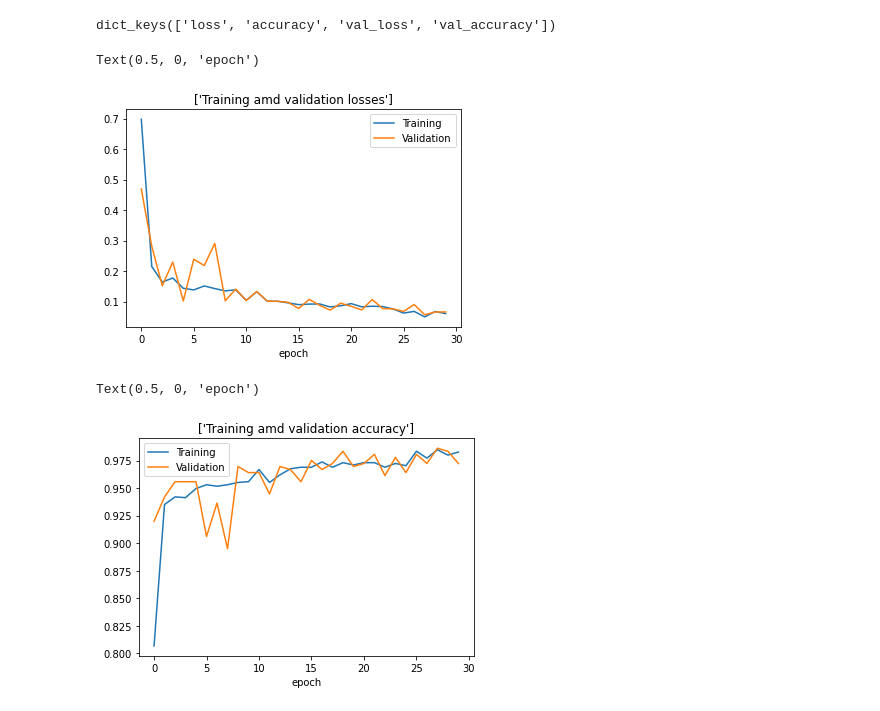
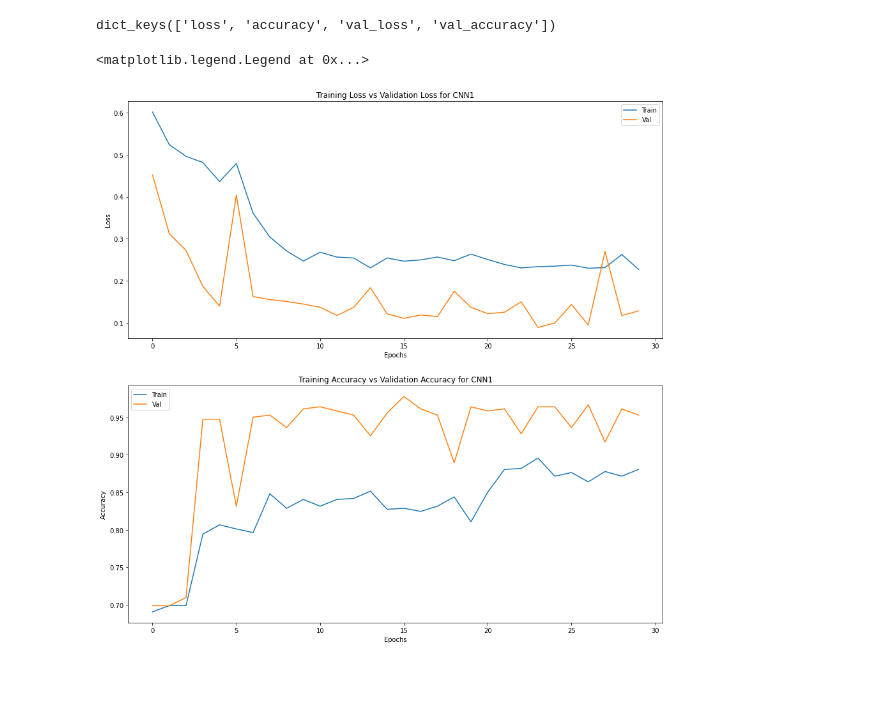
Before and after one commit to Gabriele90/ML-for-chemoinformatics, a Jupyter notebook: Covid19_detection_using_X_ray_images.ipynb, the cells around one changed output. Saved outputs shown, nothing was run; the diff lists cells and outputs as text; code cells hidden in the pictures; blank space fills up the shorter version.

```diff
--- a/Covid19_detection_using_X_ray_images.ipynb
+++ b/Covid19_detection_using_X_ray_images.ipynb
@@ -199,9 +314,9 @@ _________________________________________________________________
 # %%
-#compile the model
-model.compile(Adam(lr=0.001),loss='binary_crossentropy',metrics=['accuracy'])
+#compile the CNN1 model
+model_1.compile(Adam(lr=0.001),loss='binary_crossentropy',metrics=['accuracy'])
 # %%
-#train the model
-history=model.fit(train_generator,
+#train the CNN1 model
+history_1 = model_1.fit(train_generator,
                   epochs=30,
                   validation_data=validation_generator)
 # %% [output]
@@ -230,22 +397,19 @@ history.history.keys()
 # %% [output]
 dict_keys(['loss', 'accuracy', 'val_loss', 'val_accuracy'])
-# %%
-#plot graph between training and validation loss
-plt.plot(history.history['loss'])
-plt.plot(history.history['val_loss'])
-plt.legend(['Training','Validation'])
-plt.title(['Training amd validation losses'])
-plt.xlabel('epoch')
-# %% [output]
-Text(0.5, 0, 'epoch')
-[figure, removed]
-# %%
-#plot graph between training and validation accuarcy
-plt.plot(history.history['accuracy'])
-plt.plot(history.history['val_accuracy'])
-plt.legend(['Training','Validation'])
-plt.title(['Training amd validation accuracy'])
-plt.xlabel('epoch')
-# %% [output]
-Text(0.5, 0, 'epoch')
-[figure, removed]
+# %%
+fig, axs = plt.subplots(2, 1, figsize=(10,10))
+axs[0].plot(history_1.history['loss'])
+axs[0].plot(history_1.history['val_loss'])
+axs[0].title.set_text('Training Loss vs Validation Loss for CNN1')
+axs[0].set_xlabel('Epochs')
+axs[0].set_ylabel('Loss')
+axs[0].legend(['Train', 'Val'])
+axs[1].plot(history_1.history['accuracy'])
+axs[1].plot(history_1.history['val_accuracy'])
+axs[1].title.set_text('Training Accuracy vs Validation Accuracy for CNN1')
+axs[1].set_xlabel('Epochs')
+axs[1].set_ylabel('Accuracy')
+axs[1].legend(['Train', 'Val'])
+# %% [output]
+<matplotlib.legend.Legend at 0x...>
+[figure, added]
```
Also changed, not shown: parts of 69 cells of this notebook.
